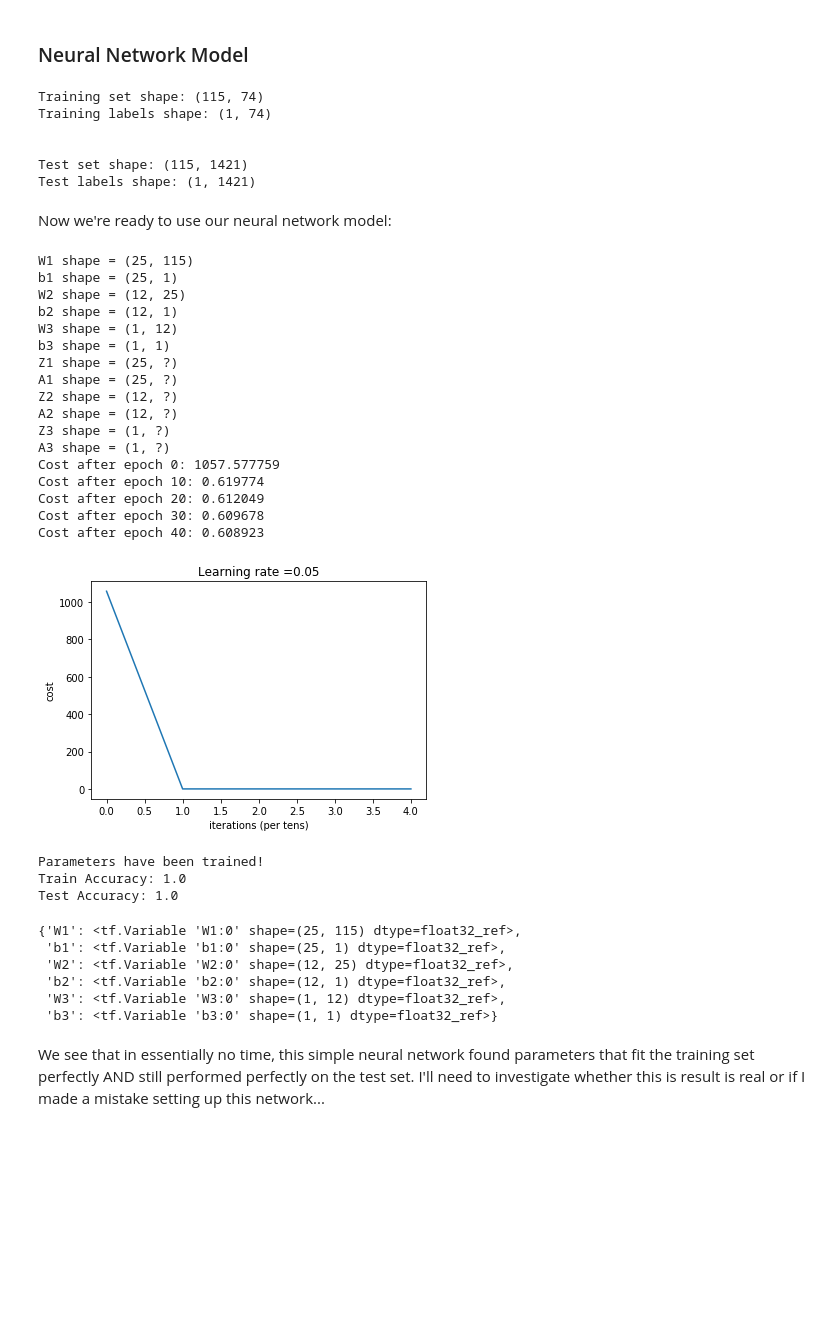
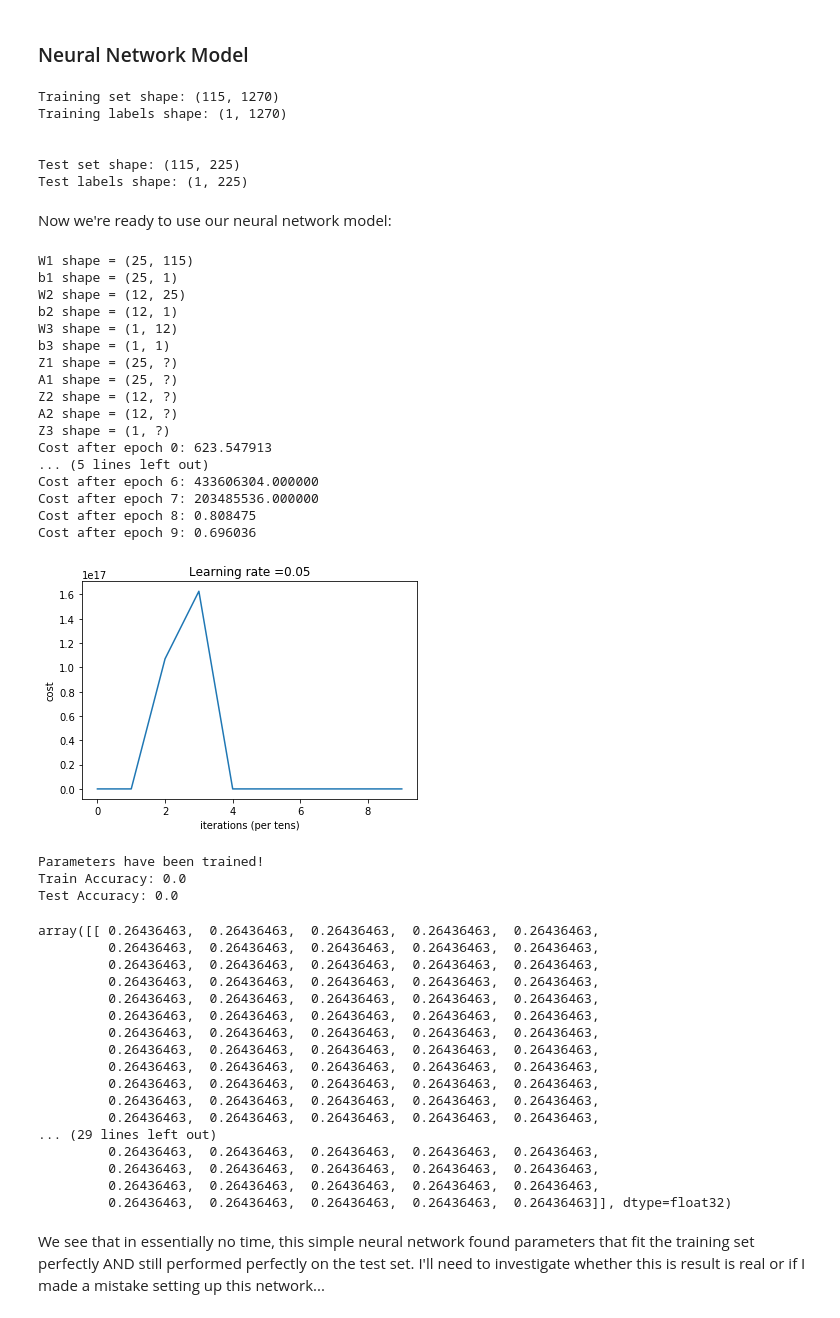
Before and after one commit to dskarbrevik/League-of-Legends-Churn-Prediction, a Jupyter notebook: LoL Churn Predictor [Part 3 - Data Modeling].ipynb, the cells around one changed output. Drawn from its saved outputs; the diff is of its cells as text; code cells hidden in the pictures; blank space fills up the shorter version.

```diff
--- a/LoL Churn Predictor [Part 3 - Data Modeling].ipynb
+++ b/LoL Churn Predictor [Part 3 - Data Modeling].ipynb
@@ -268,7 +268,7 @@ Y = np.array(labels)
 # %% [markdown]
 **Randomize and split data into train/test sets**
 # %%
-X_train, X_test, Y_train, Y_test = train_test_split(X,Y, train_size=0.05, test_size=0.95, random_state=2)
+X_train, X_test, Y_train, Y_test = train_test_split(X,Y, train_size=0.85, test_size=0.15, random_state=2)
 
 print("Training examples: {}".format(X_train.shape[0]))
 print("Training labels: {}".format(Y_train.shape[0]))
@@ -508,12 +508,12 @@ print("\n")
 print("Test set shape: {}".format(X_test_network.shape))
 print("Test labels shape: {}".format(Y_test_network.shape))
 # %% [output]
-Training set shape: (115, 74)
-Training labels shape: (1, 74)
+Training set shape: (115, 1270)
+Training labels shape: (1, 1270)
 
 
-Test set shape: (115, 1421)
-Test labels shape: (1, 1421)
+Test set shape: (115, 225)
+Test labels shape: (1, 225)
 # %%
 def neural_network(X_train_network, Y_train_network, X_test_network, Y_test_network,
                    num_layers, nodes_in_layer, num_epochs, learning_rate):
@@ -560,7 +560,7 @@ def neural_network(X_train_network, Y_train_network, X_test_network, Y_test_netw
     print("Z1 shape = {}".format(activations["Z1"].get_shape()))
     print("A1 shape = {}".format(activations["A1"].get_shape()))
 
-    for i in range(1,num_layers):
+    for i in range(1,num_layers-1):
         activations["Z{}".format(i+1)] = tf.add(tf.matmul(parameters["W{}".format(i+1)],
                                                           activations["A{}".format(i)]), parameters["b{}".format(i+1)])
 
@@ -569,6 +569,11 @@ def neural_network(X_train_network, Y_train_network, X_test_network, Y_test_netw
         activations["A{}".format(i+1)] = tf.nn.relu(activations["Z{}".format(i+1)])
 
         print("A{0} shape = {1}".format((i+1),activations["A{}".format(i+1)].get_shape()))
+
+    activations["Z{}".format(num_layers)] = tf.add(tf.matmul(parameters["W{}".format(num_layers)],
+                                                             activations["A{}".format(num_layers-1)]), parameters["b{}".format(num_layers)])
+
+    print("Z{0} shape = {1}".format((num_layers),activations["Z{}".format(num_layers)].get_shape()))
 
     # step 4) compute cost
     logits = tf.transpose(activations["Z{}".format(num_layers)])
@@ -597,9 +602,9 @@ def neural_network(X_train_network, Y_train_network, X_test_network, Y_test_netw
             _ , epoch_cost = sess.run([optimizer, cost], feed_dict={X: X_train_network, Y: Y_train_network})
 
             # Print the cost every epoch
-            if epoch % 10 == 0:
+            if epoch % 1 == 0:
                 print ("Cost after epoch %i: %f" % (epoch, epoch_cost))
-            if epoch % 10 == 0:
+            if epoch % 1 == 0:
                 costs.append(epoch_cost)
 
         # plot the cost
@@ -614,7 +619,9 @@ def neural_network(X_train_network, Y_train_network, X_test_network, Y_test_netw
         print ("Parameters have been trained!")
 
         # Calculate the correct predictions
-        correct_prediction = tf.equal(tf.argmax(activations["Z{}".format(num_layers)]), tf.argmax(Y))
+        correct_prediction = tf.equal(activations["Z{}".format(num_layers)], Y)
+
+        test = sess.run(activations["Z3"], feed_dict={X: X_test_network, Y: Y_test_network})
 
         # Calculate accuracy on the test set
         accuracy = tf.reduce_mean(tf.cast(correct_prediction, "float"))
@@ -622,50 +629,64 @@ def neural_network(X_train_network, Y_train_network, X_test_network, Y_test_netw
         print ("Train Accuracy:", accuracy.eval({X: X_train_network, Y: Y_train_network}))
         print ("Test Accuracy:", accuracy.eval({X: X_test_network, Y: Y_test_network}))
 
-        return parameters
+        return test
 # %% [markdown]
 Now we're ready to use our neural network model:
 # %%
 # seed for reproducibility
 tf.set_random_seed(2)
 
 # choose your parameters
 num_layers = 3
 nodes_in_layer = [25,12,1]
-num_epochs= 50
+num_epochs= 10
 learning_rate = 0.05
 
 # train and test the network
-neural_network(X_train_network, Y_train_network, X_test_network, Y_test_network,
+test = neural_network(X_train_network, Y_train_network, X_test_network, Y_test_network,
                num_layers, nodes_in_layer, num_epochs, learning_rate)
 # %% [output]
 W1 shape = (25, 115)
 b1 shape = (25, 1)
 W2 shape = (12, 25)
 b2 shape = (12, 1)
 W3 shape = (1, 12)
 b3 shape = (1, 1)
 Z1 shape = (25, ?)
 A1 shape = (25, ?)
 Z2 shape = (12, ?)
 A2 shape = (12, ?)
 Z3 shape = (1, ?)
-A3 shape = (1, ?)
-Cost after epoch 0: 1057.577759
-Cost after epoch 10: 0.619774
-Cost after epoch 20: 0.612049
-Cost after epoch 30: 0.609678
-Cost after epoch 40: 0.608923
+Cost after epoch 0: 623.547913
+... (5 lines left out)
+Cost after epoch 6: 433606304.000000
+Cost after epoch 7: 203485536.000000
+Cost after epoch 8: 0.808475
+Cost after epoch 9: 0.696036
-[figure, old version]
+[figure, new version]
 Parameters have been trained!
-Train Accuracy: 1.0
-Test Accuracy: 1.0
+Train Accuracy: 0.0
+Test Accuracy: 0.0
-{'W1': <tf.Variable 'W1:0' shape=(25, 115) dtype=float32_ref>,
- 'b1': <tf.Variable 'b1:0' shape=(25, 1) dtype=float32_ref>,
- 'W2': <tf.Variable 'W2:0' shape=(12, 25) dtype=float32_ref>,
- 'b2': <tf.Variable 'b2:0' shape=(12, 1) dtype=float32_ref>,
- 'W3': <tf.Variable 'W3:0' shape=(1, 12) dtype=float32_ref>,
- 'b3': <tf.Variable 'b3:0' shape=(1, 1) dtype=float32_ref>}
+# %%
+test
+# %% [output]
+array([[ 0.26436463,  0.26436463,  0.26436463,  0.26436463,  0.26436463,
+         0.26436463,  0.26436463,  0.26436463,  0.26436463,  0.26436463,
+         0.26436463,  0.26436463,  0.26436463,  0.26436463,  0.26436463,
+         0.26436463,  0.26436463,  0.26436463,  0.26436463,  0.26436463,
+         0.26436463,  0.26436463,  0.26436463,  0.26436463,  0.26436463,
+         0.26436463,  0.26436463,  0.26436463,  0.26436463,  0.26436463,
+         0.26436463,  0.26436463,  0.26436463,  0.26436463,  0.26436463,
+         0.26436463,  0.26436463,  0.26436463,  0.26436463,  0.26436463,
+         0.26436463,  0.26436463,  0.26436463,  0.26436463,  0.26436463,
+         0.26436463,  0.26436463,  0.26436463,  0.26436463,  0.26436463,
+         0.26436463,  0.26436463,  0.26436463,  0.26436463,  0.26436463,
+         0.26436463,  0.26436463,  0.26436463,  0.26436463,  0.26436463,
+... (29 lines left out)
+         0.26436463,  0.26436463,  0.26436463,  0.26436463,  0.26436463,
+         0.26436463,  0.26436463,  0.26436463,  0.26436463,  0.26436463,
+         0.26436463,  0.26436463,  0.26436463,  0.26436463,  0.26436463,
+         0.26436463,  0.26436463,  0.26436463,  0.26436463,  0.26436463]], dtype=float32)
 # %% [markdown]
 We see that in essentially no time, this simple neural network found parameters that fit the training set perfectly AND still performed perfectly on the test set. I'll need to investigate whether this is result is real or if I made a mistake setting up this network...
 # %% [markdown]
```
Also changed, not shown: parts of 1 cell of this notebook.
